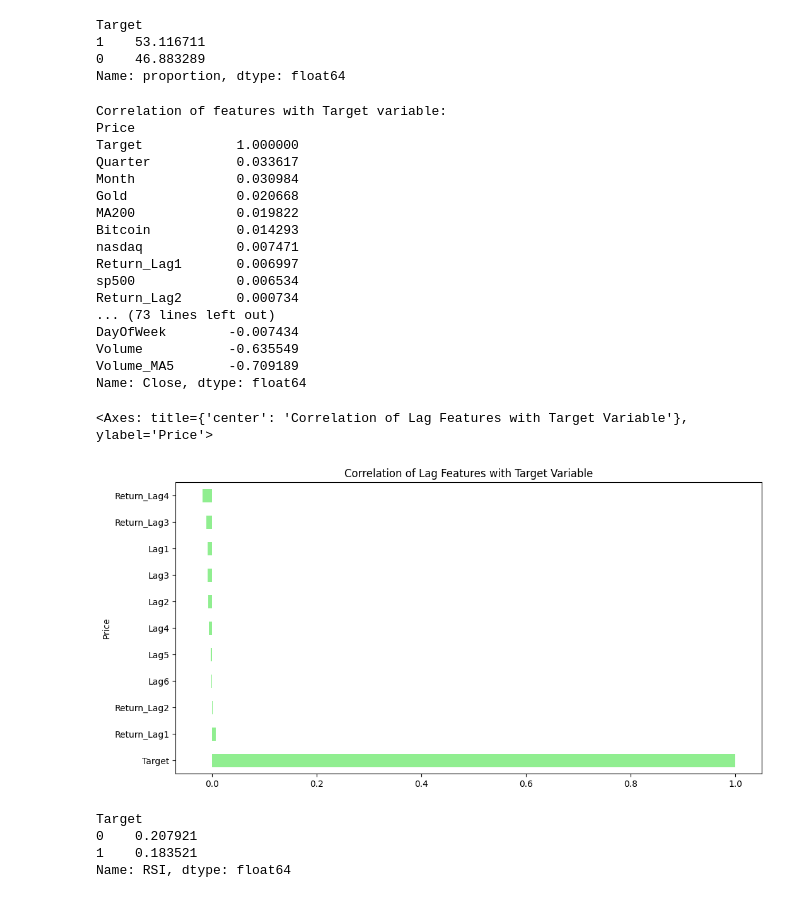
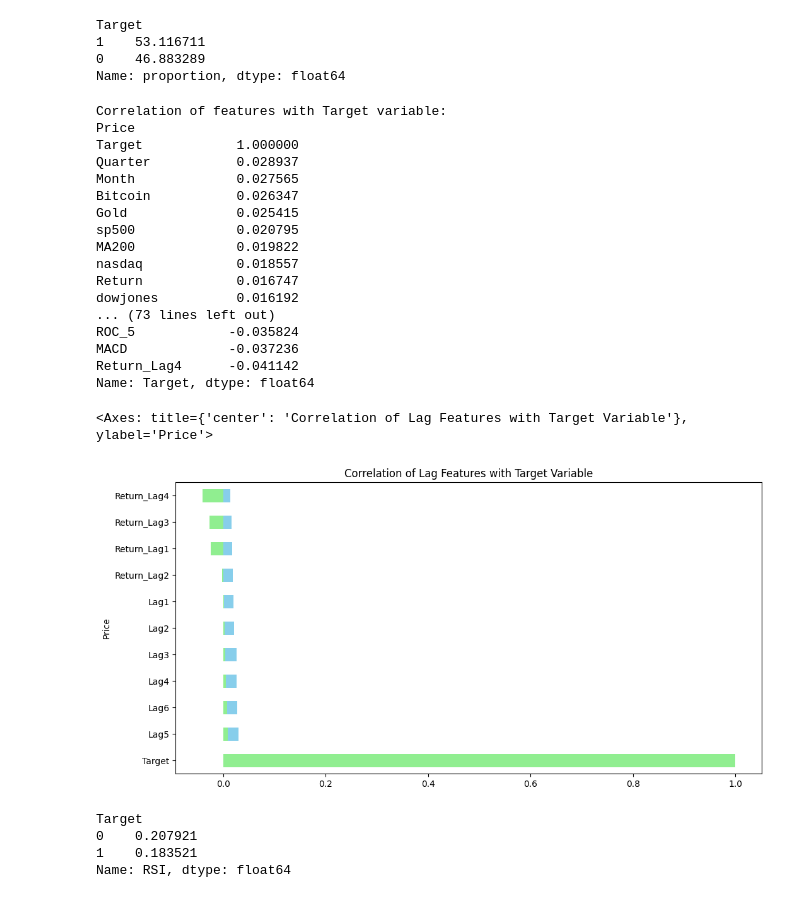
Before and after one commit to timeless81/Stock-Direction-Predictor-Final, a Jupyter notebook: Stocks.ipynb, the cells around one changed output. Drawn from its saved outputs; the diff is of its cells as text; code cells hidden in the pictures.

```diff
--- a/Stocks.ipynb
+++ b/Stocks.ipynb
@@ -331,43 +351,44 @@ Name: proportion, dtype: float64
 # %%
 # Check feature correations with the target variable
 corr_with_target = stocks.corr()['Target'].sort_values(ascending=False)
 print("Correlation of features with Target variable:")
 print(corr_with_target)
 stocks.corr()
-#corr_with_target.plot(kind='barh', title='Correlation of Features with Target Variable', figsize=(12, 10), color='skyblue')
-fig = px.imshow(stocks.corr(), title='Correlation Heatmap of Stock Features', width=1000, height=800)
+corr_with_target.plot(kind='barh', title='Correlation of Features with Target Variable', figsize=(12, 10), color='skyblue')
+print(corr_with_target)
+#fig = px.imshow(stocks.corr(), title='Correlation Heatmap of Stock Features', width=1000, height=800)
 fig.show()
 
-corr_with_close = stocks.corr()['Close'].sort_values(ascending=False).drop('Close')
-print("Correlation of features with Close price:")
-print(corr_with_close)
+#corr_with_close = stocks.corr()['Close'].sort_values(ascending=False).drop('Close')
+#print("Correlation of features with Close price:")
+#print(corr_with_close)
 #corr_with_close.plot(kind='barh', title='Correlation of Features with Close Price', figsize=(12, 6), color='salmon')
 #fig.show()
 
 # Correlation of lag features with the target variable
 lag_features = [col for col in stocks.columns if 'Lag' in col]
 corr_with_lags = stocks[lag_features + ['Target']].corr()['Target'].sort_values(ascending=False)
 corr_with_lags.plot(kind='barh', title='Correlation of Lag Features with Target Variable', figsize=(12, 6), color='lightgreen')
 # %% [output]
 Correlation of features with Target variable:
 Price
 Target            1.000000
-Quarter           0.033617
-Month             0.030984
-Gold              0.020668
+Quarter           0.028937
+Month             0.027565
+Bitcoin           0.026347
+Gold              0.025415
+sp500             0.020795
 MA200             0.019822
-Bitcoin           0.014293
-nasdaq            0.007471
-Return_Lag1       0.006997
-sp500             0.006534
-Return_Lag2       0.000734
+nasdaq            0.018557
+Return            0.016747
+dowjones          0.016192
 ... (73 lines left out)
-DayOfWeek        -0.007434
-Volume           -0.635549
-Volume_MA5       -0.709189
-Name: Close, dtype: float64
+ROC_5            -0.035824
+MACD             -0.037236
+Return_Lag4      -0.041142
+Name: Target, dtype: float64
 <Axes: title={'center': 'Correlation of Lag Features with Target Variable'}, ylabel='Price'>
-[figure, old version]
+[figure, new version]
 # %%
 
 
```
Also changed, not shown: parts of 5 cells of this notebook, 1 other file.
